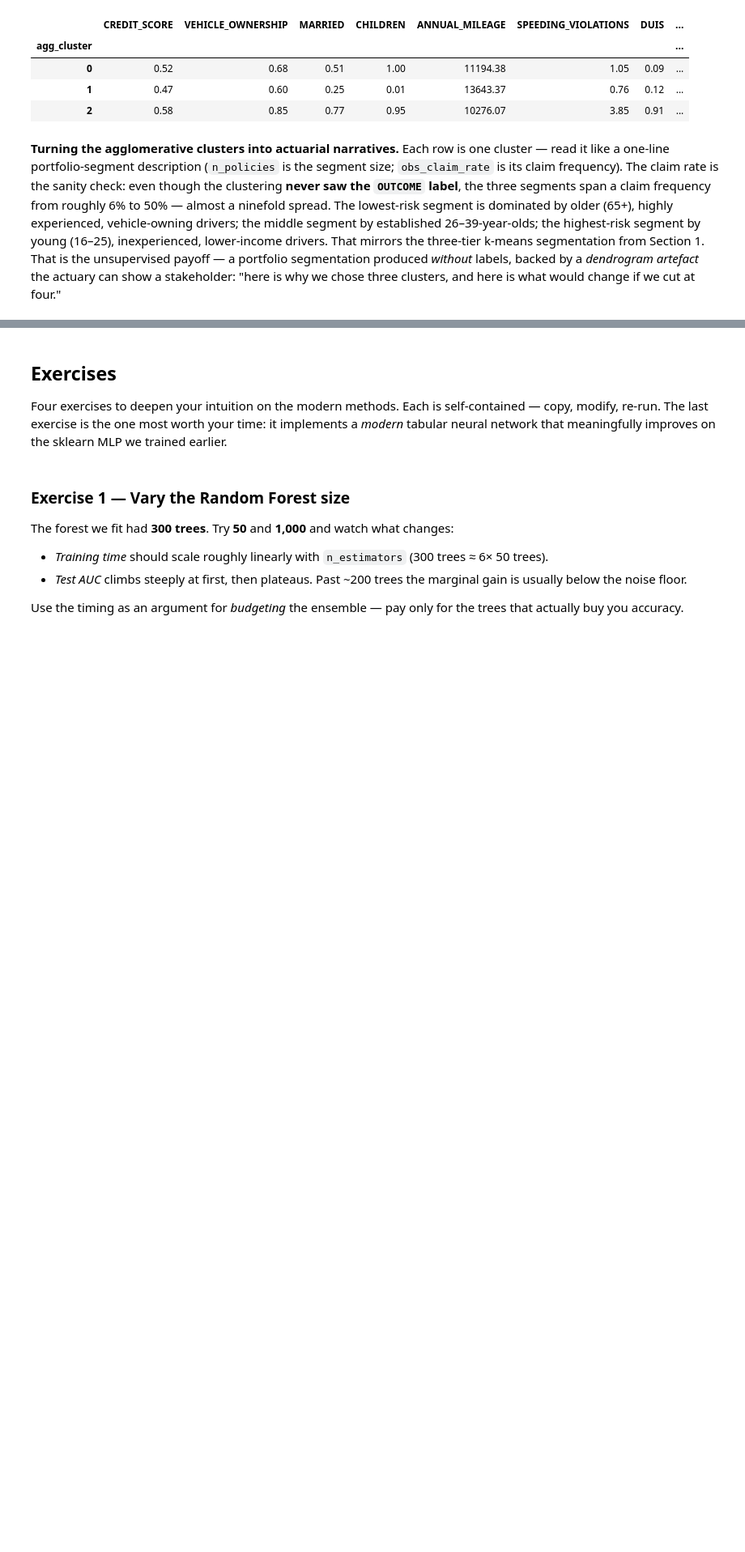
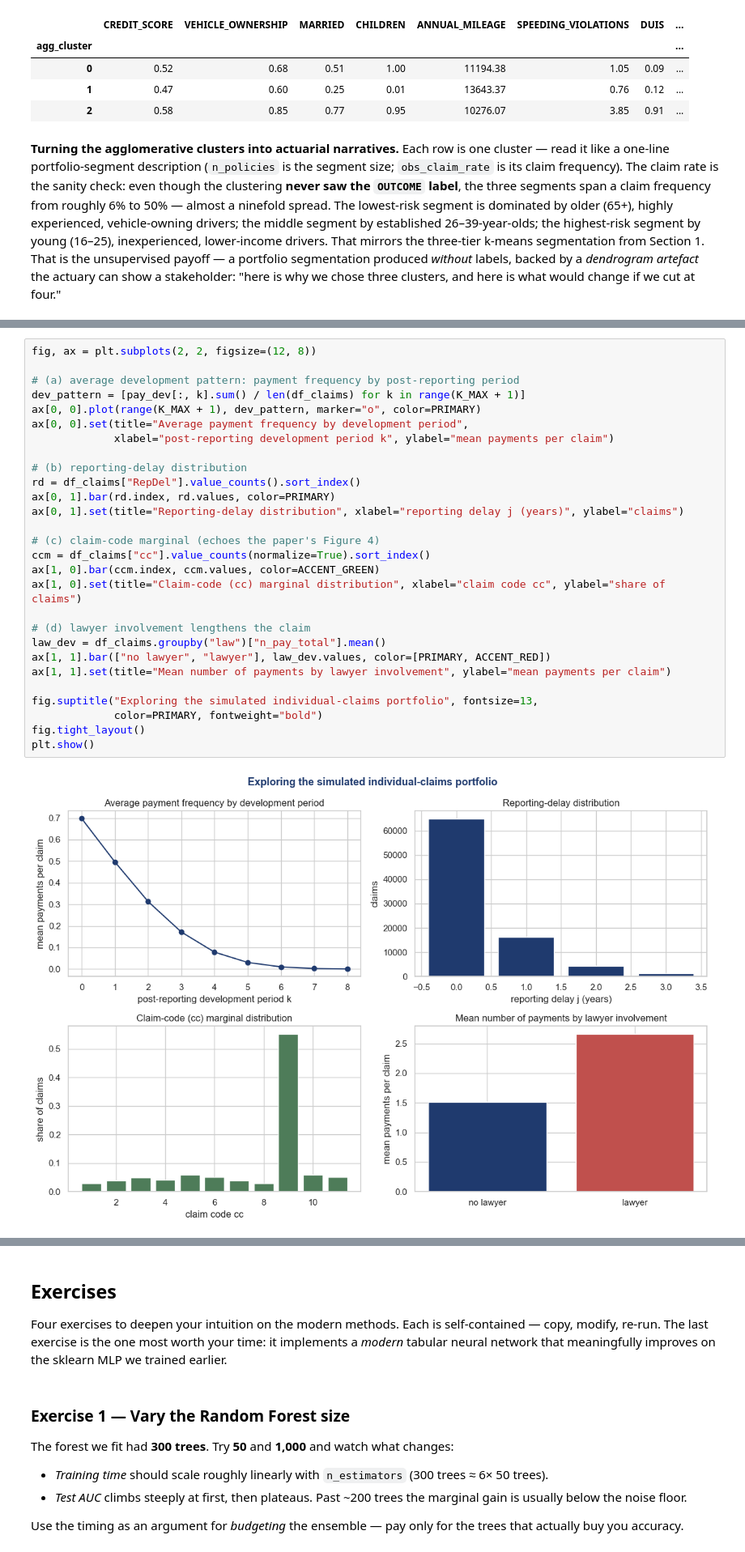
Before and after one commit to simonhatzesberger/ml-genai-actuarial-practice, a Jupyter notebook: notebooks/02_modern_ml_techniques/02_modern_ml_techniques.ipynb, the cells around one changed output, grey strips where cells are left out. Shown at 81% size. Cells and saved outputs as stored; diff of their text form; blank space fills up the shorter version.

```diff
--- a/notebooks/02_modern_ml_techniques/02_modern_ml_techniques.ipynb
+++ b/notebooks/02_modern_ml_techniques/02_modern_ml_techniques.ipynb
@@ -568,0 +724,30 @@ centroid_agg
+# %%
+fig, ax = plt.subplots(2, 2, figsize=(12, 8))
+
+# (a) average development pattern: payment frequency by post-reporting period
+dev_pattern = [pay_dev[:, k].sum() / len(df_claims) for k in range(K_MAX + 1)]
+ax[0, 0].plot(range(K_MAX + 1), dev_pattern, marker="o", color=PRIMARY)
+ax[0, 0].set(title="Average payment frequency by development period",
+             xlabel="post-reporting development period k", ylabel="mean payments per claim")
+
+# (b) reporting-delay distribution
+rd = df_claims["RepDel"].value_counts().sort_index()
+ax[0, 1].bar(rd.index, rd.values, color=PRIMARY)
+ax[0, 1].set(title="Reporting-delay distribution", xlabel="reporting delay j (years)", ylabel="claims")
+
+# (c) claim-code marginal (echoes the paper's Figure 4)
+ccm = df_claims["cc"].value_counts(normalize=True).sort_index()
+ax[1, 0].bar(ccm.index, ccm.values, color=ACCENT_GREEN)
+ax[1, 0].set(title="Claim-code (cc) marginal distribution", xlabel="claim code cc", ylabel="share of claims")
+
+# (d) lawyer involvement lengthens the claim
+law_dev = df_claims.groupby("law")["n_pay_total"].mean()
+ax[1, 1].bar(["no lawyer", "lawyer"], law_dev.values, color=[PRIMARY, ACCENT_RED])
+ax[1, 1].set(title="Mean number of payments by lawyer involvement", ylabel="mean payments per claim")
+
+fig.suptitle("Exploring the simulated individual-claims portfolio", fontsize=13,
+             color=PRIMARY, fontweight="bold")
+fig.tight_layout()
+plt.show()
+# %% [output]
+[figure, added]
```
Also changed, not shown: parts of 19 cells of this notebook.
